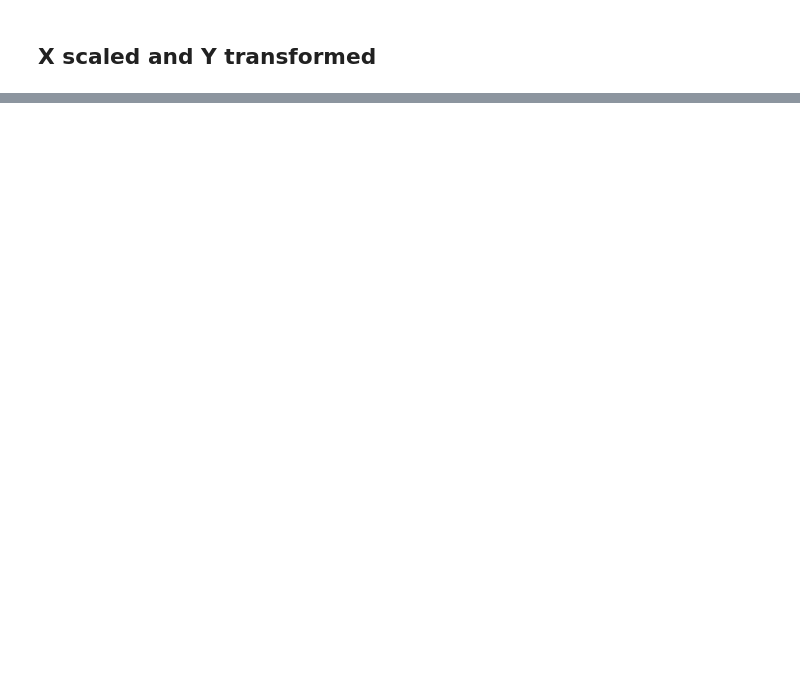
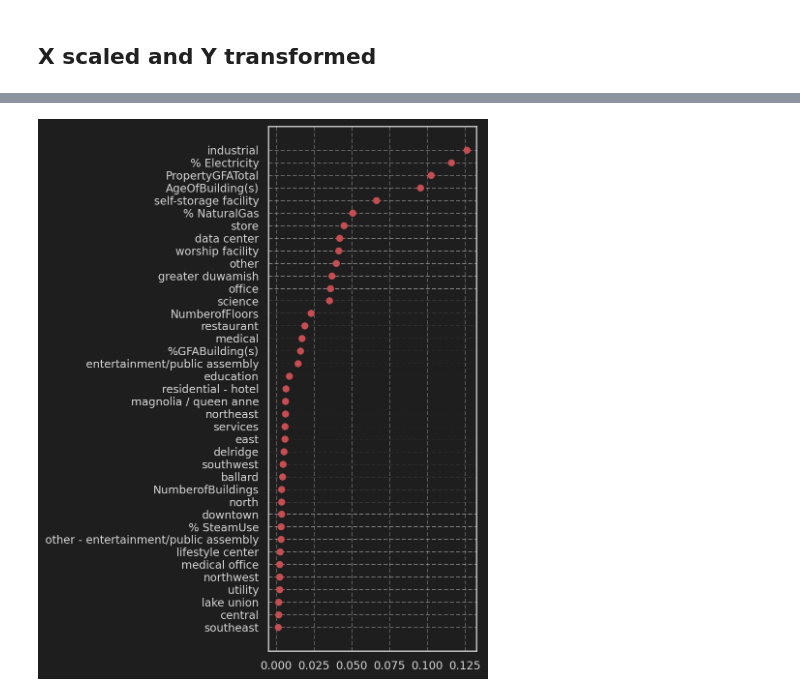
Before and after one commit to Thomas-Durand-Texte/OC-formation-Ingenieur-Machine-Learning, a Jupyter notebook: Projetcs/03_energy/Modelisation_energy.ipynb, the cells around one changed output, grey strips where cells are left out. Cells and saved outputs as stored; diff of their text form; code cells hidden in the pictures; blank space fills up the shorter version.

```diff
--- a/Projetcs/03_energy/Modelisation_energy.ipynb
+++ b/Projetcs/03_energy/Modelisation_energy.ipynb
@@ -376,25 +529,27 @@ modeles = {
                         {'alpha':np.logspace(-4, -2, 10),
                         'degree':[1,2,3,4],} ),
     'kernel ridge rbf':( kernel_ridge.KernelRidge(kernel='rbf'),
-                        {'alpha':np.logspace(-4, -2, 10),
-                        'gamma':np.logspace(-4, -2, 10),}),
+                        {'alpha':np.logspace(-6, 0, 10),
+                        'gamma':np.logspace(-6, 0, 10),}),
     'kernel SVR rbf': ( SVR(kernel='rbf'),
-                        {'C':np.logspace(0, 4, 10),
+                        {'C':np.logspace(-5, 4, 10),
                         'gamma':np.logspace(-5, -3, 10),} ),
     'random forest': ( RandomForestRegressor(),
-                        {'n_estimators':[300, 400, 500],
+                        {'n_estimators':[100, 200, 300, 400, 500],
                         'min_samples_split': [10, 20, 50],
                         'max_depth':[None, 5, 10]}),
     'light GBM': ( LGBMRegressor(),
-                        {'n_estimators': [150, 200, 300],
+                        {'n_estimators': [100, 200, 300, 400, 500],
                         'subsample': np.arange(0.1, 1.1, 0.1),
                         'learning_rate': [0.001, 0.01, 0.1, 1.0],
                         'max_depth': np.arange(2, 11, 2),} ),
 }
 
 # pour gagner en vitesse pour les premier essais
-# modeles.pop( 'random forest' )
-# modeles.pop( 'light GBM' )
+# _ = modeles.pop( 'kernel ridge rbf' )
+# _ = modeles.pop( 'kernel SVR rbf' )
+# _ = modeles.pop( 'random forest' )
+# _ = modeles.pop( 'light GBM' )
 # %% [markdown]
 Fonctions
 # %%
@@ -826,0 +875,3 @@ Meilleur(s) hyperparamètre(s) sur le jeu d'entraînement:
+# %%
+dico_X = scaler.scale_train_and_test( X_train, X_test )
+results_3 = train_modeles( Transformer('log') )
@@ -826,0 +914,9 @@ Meilleur(s) hyperparamètre(s) sur le jeu d'entraînement:
+# %%
+model = results_3['random forest']['model'].model.best_estimator_
+
+fig, ax = plt.subplots(figsize=(16*cm,20*cm))
+argsort = model.feature_importances_.argsort()
+ax.plot( model.feature_importances_[argsort], np.array(features_X)[argsort], 'ro' )
+fig.tight_layout()
+# %% [output]
+[figure, added]
```
Also changed, not shown: parts of 31 cells of this notebook, 3 other files.
